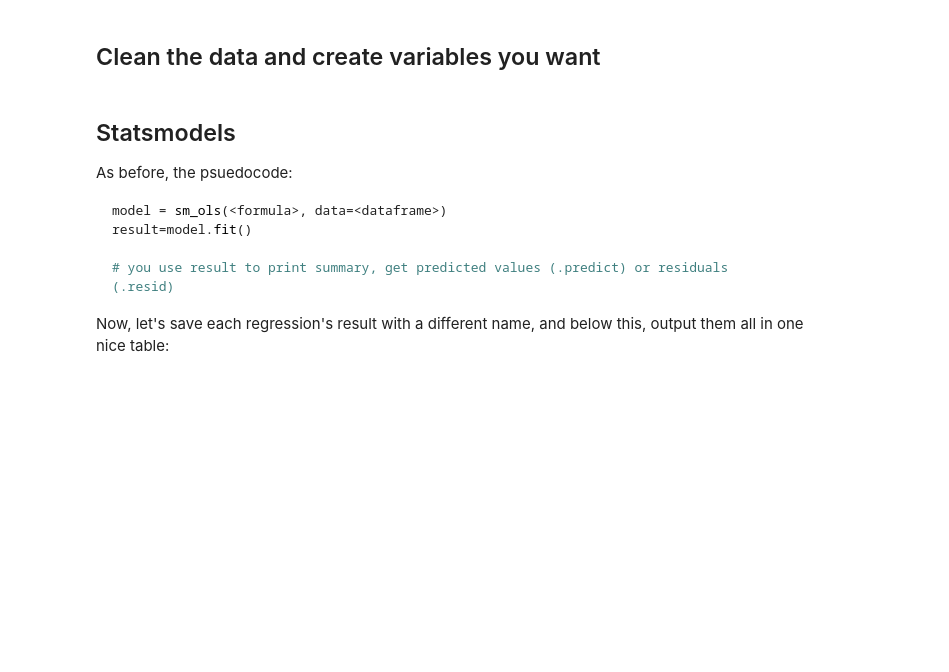
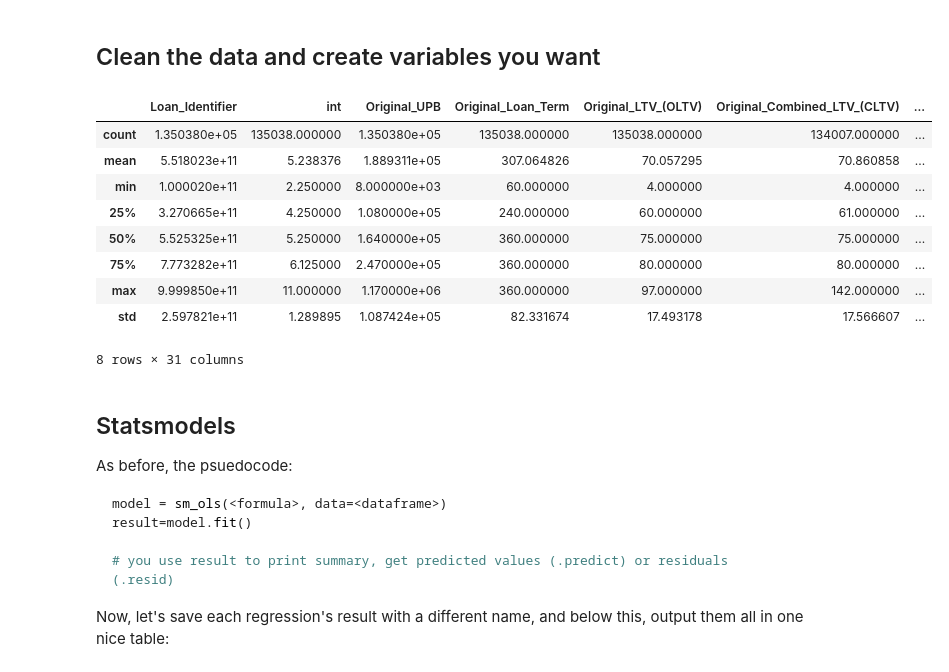
Before and after one commit to donbowen/ClassNotes12pm-2025, a Jupyter notebook: Exercises/Regression interpretation.ipynb, the cells around one changed output. Cells and saved outputs as stored; diff of their text form; code cells hidden in the pictures; blank space fills up the shorter version.

```diff
--- a/Exercises/Regression interpretation.ipynb
+++ b/Exercises/Regression interpretation.ipynb
@@ -48,6 +48,19 @@ fannie_mae = (fannie_mae
 fannie_mae['creditbins']= pd.cut(fannie_mae['Co-borrower_credit_score_at_origination'],
                                  [0,579,669,739,799,850],
                                  labels=['Very Poor','Fair','Good','Very Good','Exceptional'])
+# %%
+fannie_mae.describe()
+# %% [output]
+|  | Loan_Identifier | int | Original_UPB | Original_Loan_Term | Original_LTV_(OLTV) | Original_Combined_LTV_(CLTV) | ... |
+| count | 1.350380e+05 | 135038.000000 | 1.350380e+05 | 135038.000000 | 135038.000000 | 134007.000000 | ... |
+| mean | 5.518023e+11 | 5.238376 | 1.889311e+05 | 307.064826 | 70.057295 | 70.860858 | ... |
+| min | 1.000020e+11 | 2.250000 | 8.000000e+03 | 60.000000 | 4.000000 | 4.000000 | ... |
+| 25% | 3.270665e+11 | 4.250000 | 1.080000e+05 | 240.000000 | 60.000000 | 61.000000 | ... |
+| 50% | 5.525325e+11 | 5.250000 | 1.640000e+05 | 360.000000 | 75.000000 | 75.000000 | ... |
+| 75% | 7.773282e+11 | 6.125000 | 2.470000e+05 | 360.000000 | 80.000000 | 80.000000 | ... |
+| max | 9.999850e+11 | 11.000000 | 1.170000e+06 | 360.000000 | 97.000000 | 142.000000 | ... |
+| std | 2.597821e+11 | 1.289895 | 1.087424e+05 | 82.331674 | 17.493178 | 17.566607 | ... |
+8 rows × 31 columns
 # %% [markdown]
 ## Statsmodels
 
```
Also changed, not shown: parts of 7 cells of this notebook.
